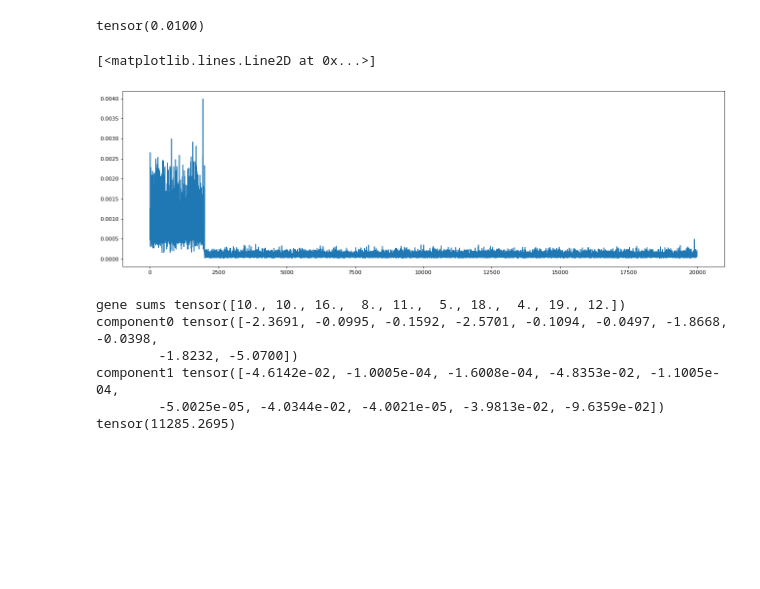
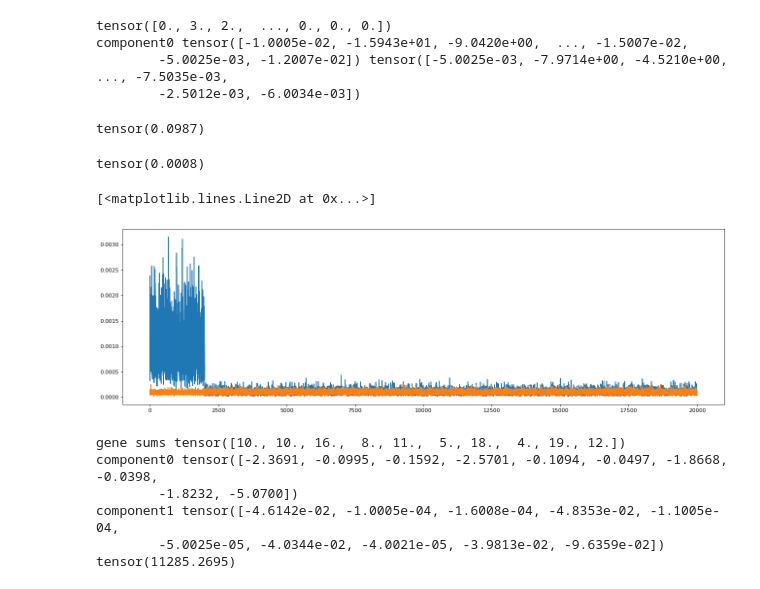
Before and after one commit to akotlar/multivariate-tada, a Jupyter notebook: TADAM.ipynb, the cells around one changed output. Saved outputs shown, nothing was run; the diff lists cells and outputs as text; code cells hidden in the pictures; blank space fills up the shorter version.

```diff
--- a/TADAM.ipynb
+++ b/TADAM.ipynb
@@ -338,0 +430,4 @@ def fitFnUniveriate(altCountsByGene, pDs, nEpochs = 10):
+# %%
+start = time.time()
+altCountsByGene2, afsByGene2 = genDataSequential(nSamples=nSamples, pDs=pDs, diseaseFractions=diseaseFractions, rrShape=rrShape, rrMeans=rrMeans, afMean=afMean, afShape=afShape)
+print("took",time.time()-start)
@@ -361,15 +580,35 @@ pi0 0.6738312780857085
+# %%
+binomH0 = Binomial(total_count=geneSums, probs=.001)
+binomH1 = Binomial(total_count=geneSums, probs=.01)
+caseAltCounts = altCountsByGene[:, 0, 1]
+print(caseAltCounts)
+component0 = binomH0.log_prob(caseAltCounts)
+print("component0", component0, .5*component0)
+component1 = binomH1.log_prob(caseAltCounts)
+# %% [output]
+tensor([0., 3., 2.,  ..., 0., 0., 0.])
+component0 tensor([-1.0005e-02, -1.5943e+01, -9.0420e+00,  ..., -1.5007e-02,
+        -5.0025e-03, -1.2007e-02]) tensor([-5.0025e-03, -7.9714e+00, -4.5210e+00,  ..., -7.5035e-03,
+        -2.5012e-03, -6.0034e-03])
+# %%
+pDgivenV(pDs[0], afsByGene2[0:2000, 0, 1].mean(), afMean)
+# %% [output]
+tensor(0.0987)
 # %%
-condition1 = altCountsByGene[:, 0, :]
+condition1 = altCountsByGene2[:, 0, :]
 condition1
 pDs[0]
+
+afsByGene2[0:2000,:,1].mean()
 # %% [output]
-tensor(0.0100)
+tensor(0.0008)
 # %%
 pyplot.figure(num=None, figsize=(20, 6), dpi=80, facecolor='w', edgecolor='k')
-pyplot.plot(afsByGene[:, 0, 1:2].flatten())
+pyplot.plot(afsByGene2[:, 0, 1:2].flatten())
+pyplot.plot(afsByGene2[:, 0, 0:1].flatten())
 # %% [output]
 [<matplotlib.lines.Line2D at 0x...>]
-[figure, old version]
+[figure, new version]
 # %%
 start = time.time()
 
```
Also changed, not shown: parts of 21 cells of this notebook, 1 other file.
